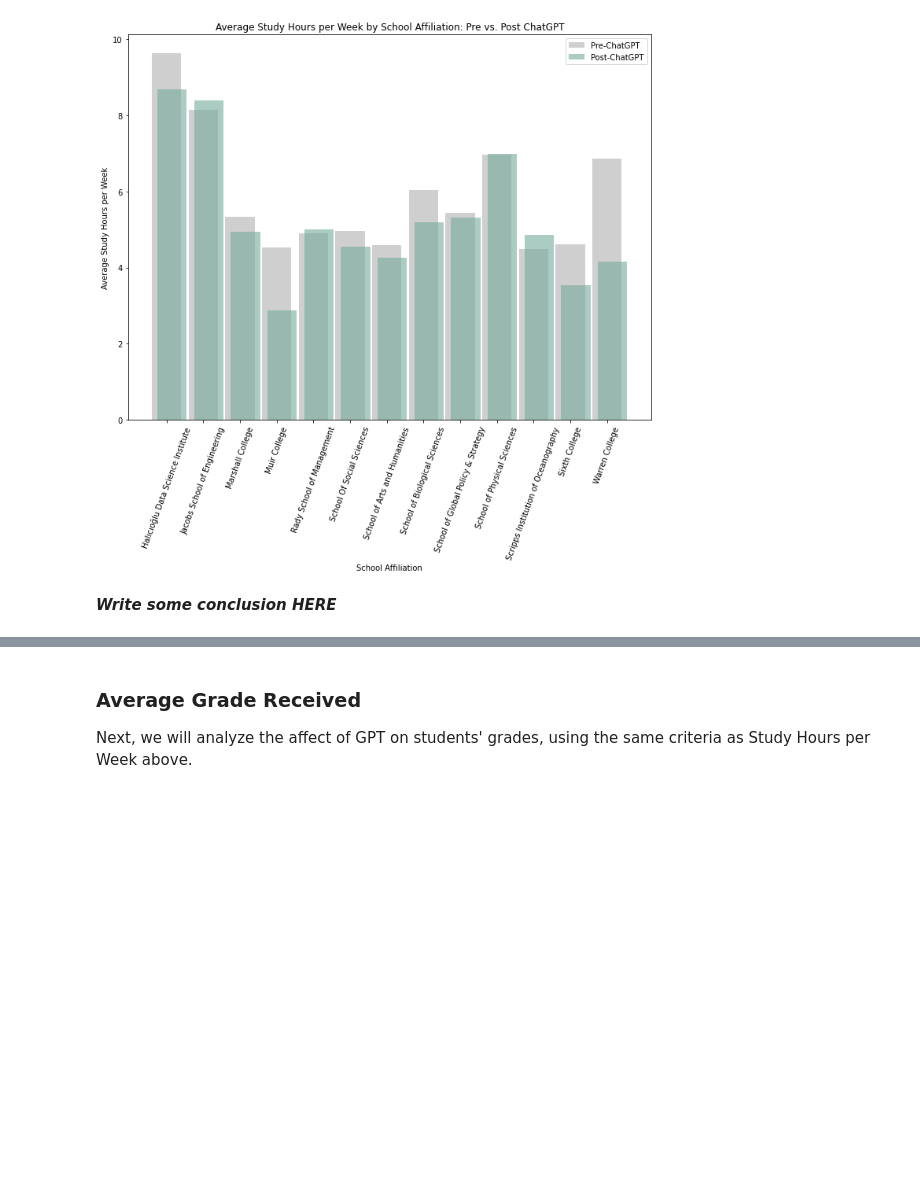
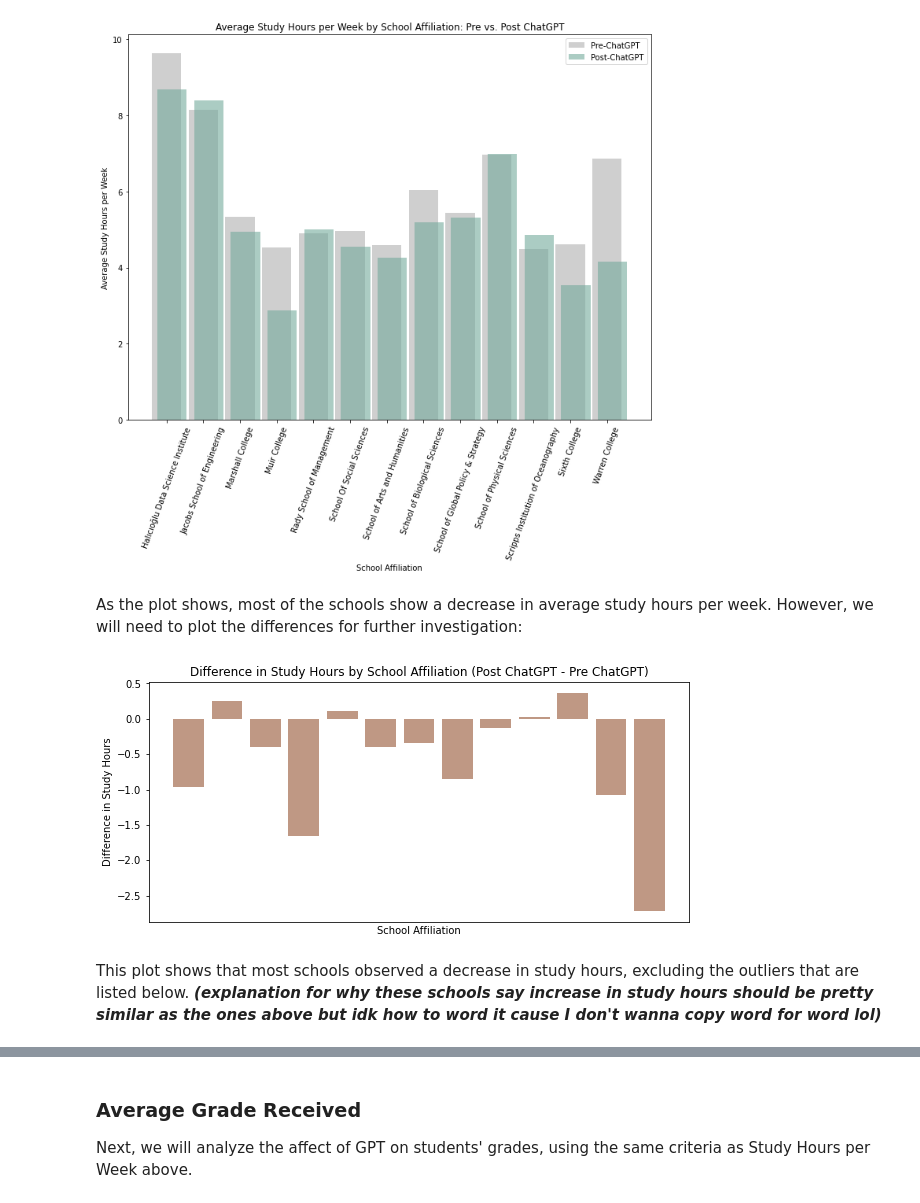
Before and after one commit to aydintabai/AI-Academic-Impact-Case-Study, a Jupyter notebook: EDACheckpoint_Group112_WI24.ipynb, the cells around one changed output, grey strips where cells are left out. Saved outputs shown, nothing was run; the diff lists cells and outputs as text; code cells hidden in the pictures; blank space fills up the shorter version.

```diff
--- a/EDACheckpoint_Group112_WI24.ipynb
+++ b/EDACheckpoint_Group112_WI24.ipynb
@@ -827,4 +914,24 @@ plt.show()
 # %% [output]
 [figure]
 # %% [markdown]
-***Write some conclusion HERE***
+As the plot shows, most of the schools show a decrease in average study hours per week. However, we will need to plot the differences for further investigation:
+# %%
+# Plot differences by school affiliation
+school_mean_post = post_gpt.groupby('School Affiliation')['Study Hours per Week'].mean()
+school_mean_pre = pre_gpt.groupby('School Affiliation')['Study Hours per Week'].mean()
+
+study_hours_difference = school_mean_post - school_mean_pre
+
+plt.figure(figsize=(9, 6))
+plt.bar(study_hours_difference.index, study_hours_difference.values, color='#bf9884')
+plt.title('Difference in Study Hours by School Affiliation (Post ChatGPT - Pre ChatGPT)')
+plt.ylabel('Difference in Study Hours')
+plt.xlabel('School Affiliation')
+plt.xticks(rotation=45, ha='right')
+plt.tight_layout()
+plt.xticks([])
+plt.show()
+# %% [output]
+[figure, added]
+# %% [markdown]
+This plot shows that most schools observed a decrease in study hours, excluding the outliers that are listed below. ***(explanation for why these schools say increase in study hours should be pretty similar as the ones above but idk how to word it cause I don't wanna copy word for word lol)***
```
Also changed, not shown: parts of 32 cells of this notebook.
